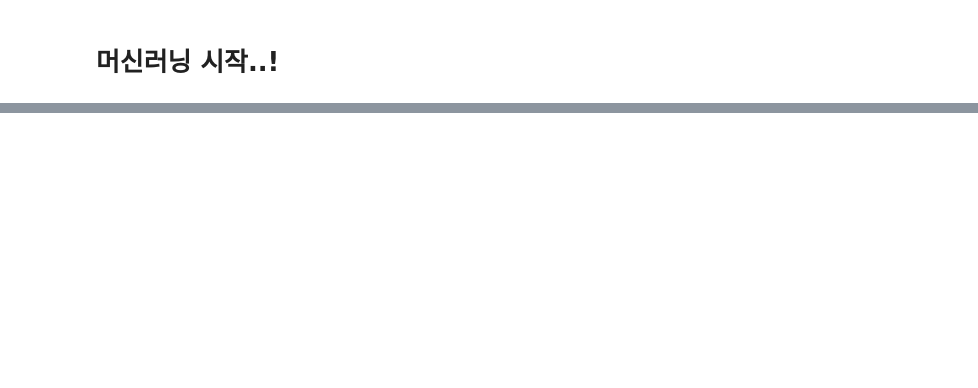
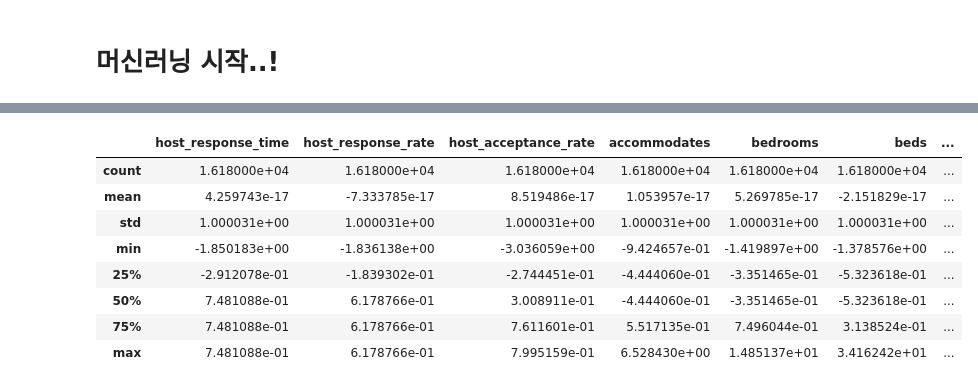
Before and after one commit to KyungminChang/data-analysis-project-BBB, a Jupyter notebook: 03_correlation_analysis.ipynb, the cells around one changed output, grey strips where cells are left out. Drawn from its saved outputs; the diff is of its cells as text; code cells hidden in the pictures; blank space fills up the shorter version.

```diff
--- a/03_correlation_analysis.ipynb
+++ b/03_correlation_analysis.ipynb
@@ -115,0 +152,12 @@ np.int64(0)
+# %%
+import pandas as pd
+from sklearn.model_selection import train_test_split
+
+X = df_machine.drop(columns=["review_scores_rating"])
+y = df_machine["review_scores_rating"]
+
+X_train, X_test, y_train, y_test = train_test_split(
+    X, y,
+    test_size=0.2,
+    random_state=42
+)
@@ -115,0 +170,4 @@ np.int64(0)
+# %%
+col = "review_scores_accuracy"
+X_train[f"{col}_isna"] = X_train[col].isna().astype(int)
+X_test[f"{col}_isna"]  = X_test[col].isna().astype(int)
@@ -115,0 +178,7 @@ np.int64(0)
+# %%
+# 2. 원 핫 인코딩
+cat_cols = ["neighbourhood_group_cleansed", "room_type","host_is_superhost"]
+X_train_dum = pd.get_dummies(X_train, columns=cat_cols, drop_first=True)
+X_test_dum = pd.get_dummies(X_test, columns=cat_cols, drop_first=True)
+# 3. reindex(=컬럼 정렬)
+X_test_dum = X_test_dum.reindex(columns=X_train_dum.columns, fill_value=0)
@@ -115,0 +233,26 @@ np.int64(0)
+# %%
+# price는 극단값이 꽤 있어서 로그 변환을 같이 쓰는 경우가 많음
+X_train_dum["price_log1p"] = np.log1p(X_train_dum["price"])  # log(1+price)
+X_test_dum["price_log1p"] = np.log1p(X_test_dum["price"])
+# %%
+from sklearn.preprocessing import StandardScaler
+
+scale_cols = ["price_log1p", "host_response_time", "host_response_rate", "host_acceptance_rate","accommodates","bedrooms","beds","availability_365","number_of_reviews_ltm","review_scores_accuracy",
+            "review_scores_accuracy_isna"]
+scale_cols = [c for c in scale_cols if c in X_train_dum.columns]  # 안전장치
+
+scaler = StandardScaler()
+X_train_dum[scale_cols] = scaler.fit_transform(X_train_dum[scale_cols])
+X_test_dum[scale_cols] = scaler.transform(X_test_dum[scale_cols])
+
+X_train_dum[scale_cols].describe()
+# %% [output]
+|  | host_response_time | host_response_rate | host_acceptance_rate | accommodates | bedrooms | beds | ... |
+| count | 1.618000e+04 | 1.618000e+04 | 1.618000e+04 | 1.618000e+04 | 1.618000e+04 | 1.618000e+04 | ... |
+| mean | 4.259743e-17 | -7.333785e-17 | 8.519486e-17 | 1.053957e-17 | 5.269785e-17 | -2.151829e-17 | ... |
+| std | 1.000031e+00 | 1.000031e+00 | 1.000031e+00 | 1.000031e+00 | 1.000031e+00 | 1.000031e+00 | ... |
+| min | -1.850183e+00 | -1.836138e+00 | -3.036059e+00 | -9.424657e-01 | -1.419897e+00 | -1.378576e+00 | ... |
+| 25% | -2.912078e-01 | -1.839302e-01 | -2.744451e-01 | -4.444060e-01 | -3.351465e-01 | -5.323618e-01 | ... |
+| 50% | 7.481088e-01 | 6.178766e-01 | 3.008911e-01 | -4.444060e-01 | -3.351465e-01 | -5.323618e-01 | ... |
+| 75% | 7.481088e-01 | 6.178766e-01 | 7.611601e-01 | 5.517135e-01 | 7.496044e-01 | 3.138524e-01 | ... |
+| max | 7.481088e-01 | 6.178766e-01 | 7.995159e-01 | 6.528430e+00 | 1.485137e+01 | 3.416242e+01 | ... |
```
Also changed, not shown: parts of 30 cells of this notebook.
